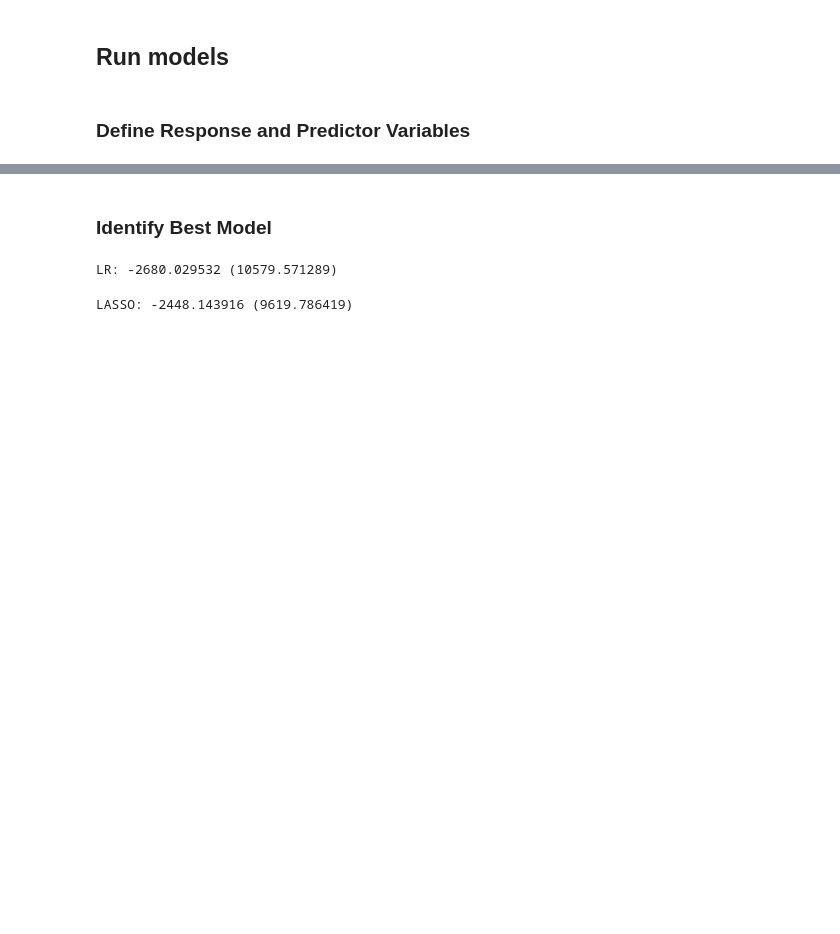
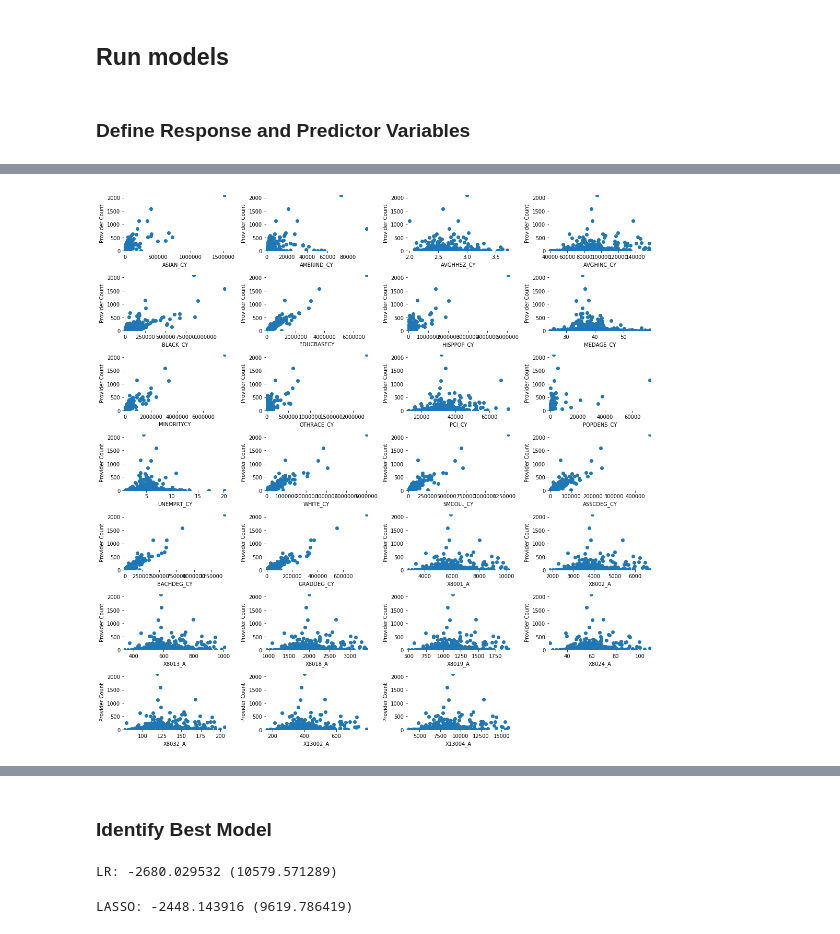
Before and after one commit to mohi9282/arcgis-python-api, a Jupyter notebook: samples/04_gis_analysts_data_scientists/provider_shortage_part4.ipynb, the cells around one changed output, grey strips where cells are left out. Saved outputs shown, nothing was run; the diff lists cells and outputs as text; code cells hidden in the pictures; blank space fills up the shorter version.

```diff
--- a/samples/04_gis_analysts_data_scientists/provider_shortage_part4.ipynb
+++ b/samples/04_gis_analysts_data_scientists/provider_shortage_part4.ipynb
@@ -528,0 +688,20 @@ train_x.shape
+# %%
+# Check Linearity - Plot predictors with response
+states = test_newcounty_df.columns[3:]
+fig = plt.figure(figsize=(15, 15))
+for sp in range(0,27):
+    ax = fig.add_subplot(7,4,sp+1)
+#     provType = unique_df[unique_df['state']==states[sp]]['provider_type'].value_counts().reset_index()
+#     ax.scatter(test_newcounty_df.iloc[:,2], test_newcounty_df.loc[:,states[sp]])
+    ax.scatter(test_newcounty_df.loc[:,states[sp]], test_newcounty_df.iloc[:,2])
+    ax.set_xlabel(states[sp])
+    ax.set_ylabel('Provider Count')
+#     ax.set_ylim(0,provType.iloc[0,1])
+    plt.xticks(rotation=0)
+    for key, spine in ax.spines.items():
+        spine.set_visible(False)
+    ax.margins(0.01, 0)
+plt.tight_layout() # automatically adjusts layout to fit long labels
+plt.show()
+# %% [output]
+[figure, added]
```
Also changed, not shown: parts of 51 cells of this notebook.
